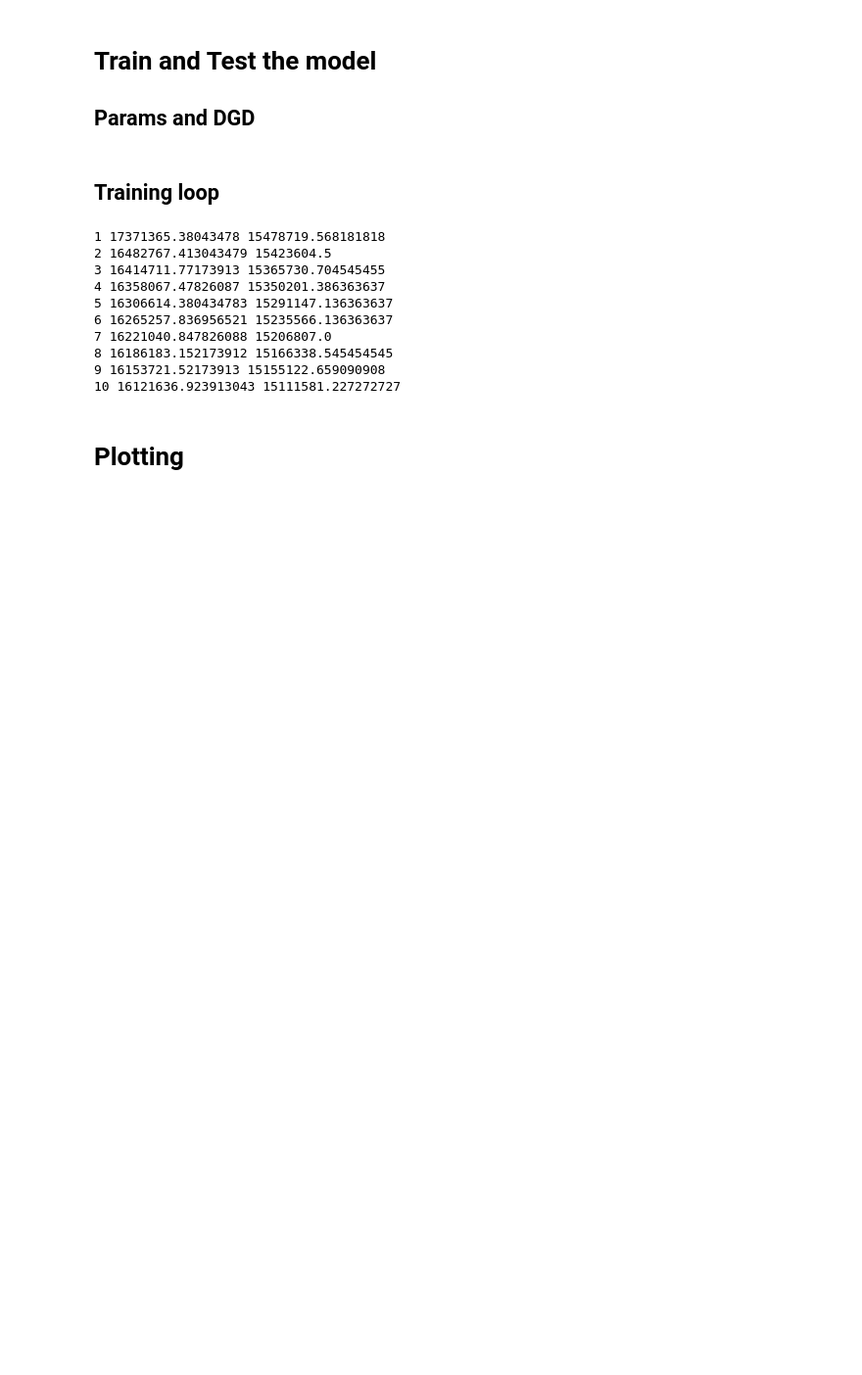
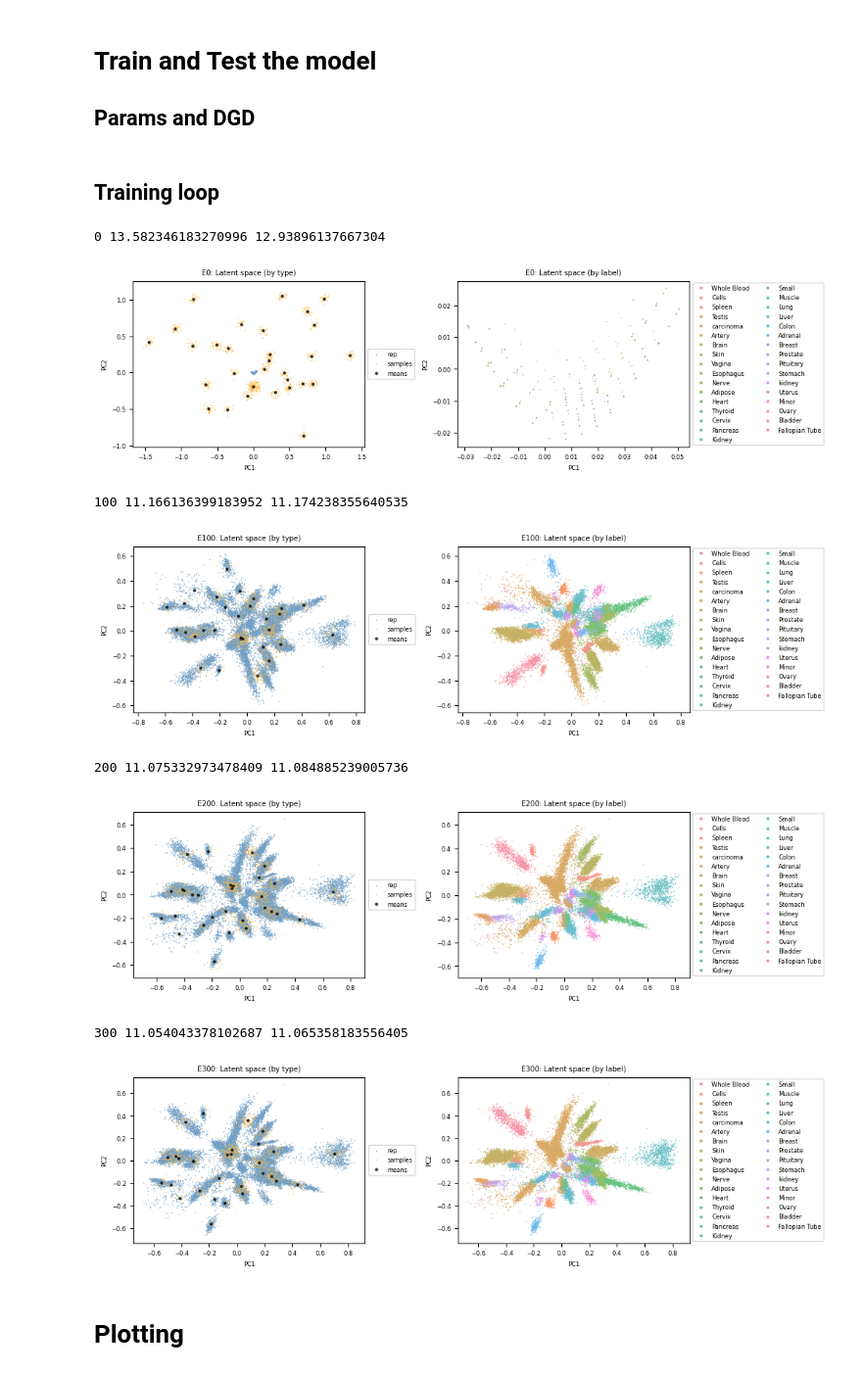
Before and after one commit to farzamani/miDGD, a Jupyter notebook: main.ipynb, the cells around one changed output. Shown at 98% size. Saved outputs shown, nothing was run; the diff lists cells and outputs as text; code cells hidden in the pictures; blank space fills up the shorter version.

```diff
--- a/main.ipynb
+++ b/main.ipynb
@@ -192,7 +258,7 @@ class DGD(nn.Module):
 # %%
 # write a minimal training function
 
-def train_dgd(dgd, train_loader, validation_loader, device, learning_rates={'dec':0.001,'rep':0.01,'gmm':0.01},weight_decay=0.,nepochs=100,pr=1,reduction_type="sum"):
+def train_dgd(dgd, train_loader, validation_loader, device, learning_rates={'dec':0.001,'rep':0.01,'gmm':0.01},weight_decay=0.,nepochs=100,pr=1,plot=10,reduction_type="sum"):
     if reduction_type == "sum":
         tlen=len(train_loader.dataset)*dgd.decoder.n_out_features
         tlen_gmm=len(train_loader.dataset)*dgd.gmm.n_mix_comp*dgd.gmm.dim
@@ -207,10 +273,10 @@ def train_dgd(dgd, train_loader, validation_loader, device, learning_rates={'dec
     Ntrain=len(train_loader.dataset)
     Nvalidation=len(validation_loader.dataset)
     if dgd.train_rep is None:
-        dgd.train_rep = RepresentationLayer(dgd.rep_dim, Ntrain).to(device)
+        dgd.train_rep = RepresentationLayer(dgd.rep_dim,Ntrain).to(device)
     Nvalidation=len(validation_loader.dataset)
     if dgd.val_rep is None:
-        dgd.val_rep = RepresentationLayer(dgd.rep_dim, Nvalidation).to(device)
+        dgd.val_rep = RepresentationLayer(dgd.rep_dim,Nvalidation).to(device)
 
     dec_optimizer = torch.optim.AdamW(dgd.decoder.parameters(), lr=learning_rates['dec'])
     gmm_optimizer = torch.optim.AdamW(dgd.gmm.parameters(), lr=learning_rates['gmm'])
@@ -219,35 +285,26 @@ def train_dgd(dgd, train_loader, validation_loader, device, learning_rates={'dec
 
     loss_tab = {"Epoch":[],"Train recon":[],"Test recon":[],
                 "GMM train":[],"GMM test":[]}
-    best_loss = 1.e20
-
-    # length of dataloader
-    tlen = len(train_loader)
-    vlen = len(validation_loader)
-    gmm_loss = True
-    dgd.train()
+    best_loss=1.e20
+    gmm_loss=True
 
     for epoch in range(nepochs):
         loss_tab["Epoch"].append(epoch)
         loss_tab["Train recon"].append(0.)
         loss_tab["GMM train"].append(0.)
-
         train_rep_optimizer.zero_grad()
         dgd.train()
-
         for x, lib, index in train_loader:
             dec_optimizer.zero_grad()
-            if gmm_loss:
-                gmm_optimizer.zero_grad()
-            recon_loss, gmm_loss = dgd.forward_and_loss(dgd.train_rep(index), [x.to(device)], [lib.unsqueeze(1).to(device)],
-                                        gmm_loss = gmm_loss, reduction=reduction_type)
+            if gmm_loss: gmm_optimizer.zero_grad()
+            recon_loss, gmm_loss = dgd.forward_and_loss(dgd.train_rep(index),[x.to(device)],[lib.unsqueeze(1).to(device)],
+                                        gmm_loss=gmm_loss,reduction=reduction_type)
             loss_tab["Train recon"][-1] += recon_loss.item()
             loss_tab["GMM train"][-1] += gmm_loss.item()
             loss = recon_loss + gmm_loss
             loss.backward()
             dec_optimizer.step()
-            if gmm_loss:
-                gmm_optimizer.step()
+            if gmm_loss: gmm_optimizer.step()
             #return None
         train_rep_optimizer.step()
 
@@ -271,8 +328,10 @@ def train_dgd(dgd, train_loader, validation_loader, device, learning_rates={'dec
         loss_tab["Test recon"][-1] /= vlen
         loss_tab["GMM test"][-1] /= vlen_gmm
 
-        if pr > 0 and (epoch+1)%pr==0:
-            print(epoch+1, loss_tab["Train recon"][-1], loss_tab["Test recon"][-1])
+        if pr>=0 and (epoch)%pr==0:
+            print(epoch, loss_tab["Train recon"][-1], loss_tab["Test recon"][-1])
+        if plot>=0 and (epoch)%plot==0:
+            plot_latent_space(*dgd.get_latent_space_values("train",1000), train_loader.dataset.label, epoch)
 
     return loss_tab
 # %% [markdown]
@@ -295,27 +354,25 @@ dgd = DGD(
 ## Training loop
 # %%
 # train for 10 epochs and plot learning curves
-n_epochs = 10
-pr = 1  # how often to print
+n_epochs = 500
+pr = 100 # how often to print
+plot = 100
 
 loss_tab = train_dgd(
     dgd, train_loader, test_loader, device,
-    learning_rates={'dec': 0.001, 'rep': 0.01, 'gmm': 0.01},
-    weight_decay=0., nepochs=n_epochs, pr=pr, reduction_type=reduction_type
-)
-
+    learning_rates={'dec':0.001,'rep':0.01,'gmm':0.01},
+    weight_decay=0.,nepochs=n_epochs,pr=pr,plot=plot,reduction_type=reduction_type
+    )
 # stuff is running but I have to check the loss normalization for printing and plotting, they seem a bit large
 # %% [output]
-1 17371365.38043478 15478719.568181818
-2 16482767.413043479 15423604.5
-3 16414711.77173913 15365730.704545455
-4 16358067.47826087 15350201.386363637
-5 16306614.380434783 15291147.136363637
-6 16265257.836956521 15235566.136363637
-7 16221040.847826088 15206807.0
-8 16186183.152173912 15166338.545454545
-9 16153721.52173913 15155122.659090908
-10 16121636.923913043 15111581.227272727
+0 13.582346183270996 12.93896137667304
+[figure, added]
+100 11.166136399183952 11.174238355640535
+[figure, added]
+200 11.075332973478409 11.084885239005736
+[figure, added]
+300 11.054043378102687 11.065358183556405
+[figure, added]
 # %% [markdown]
 # Plotting
 # %%
```
Also changed, not shown: parts of 19 cells of this notebook, 4 other files.
